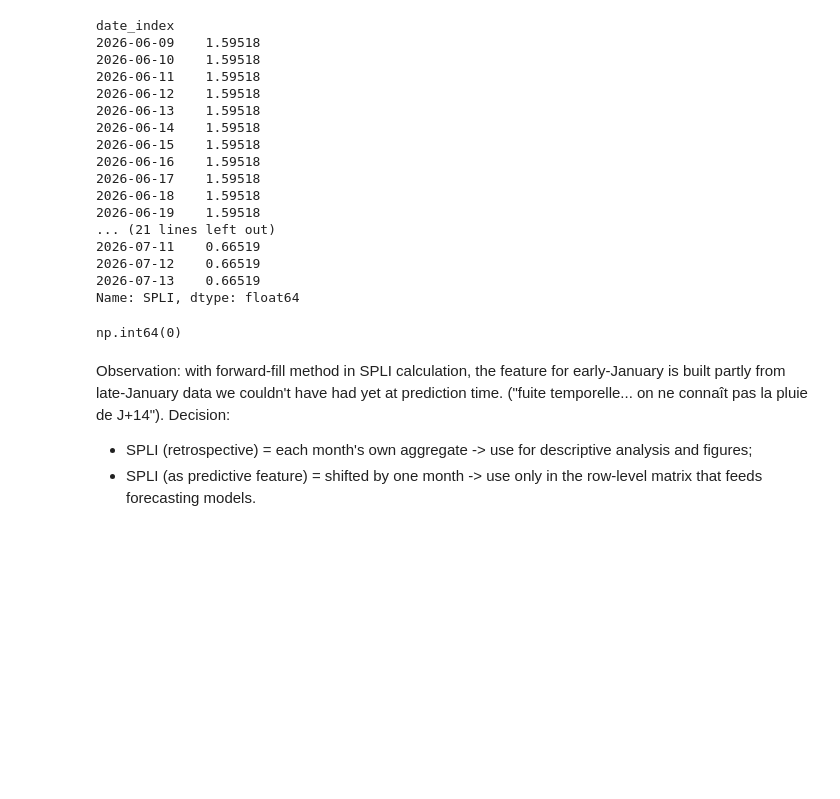
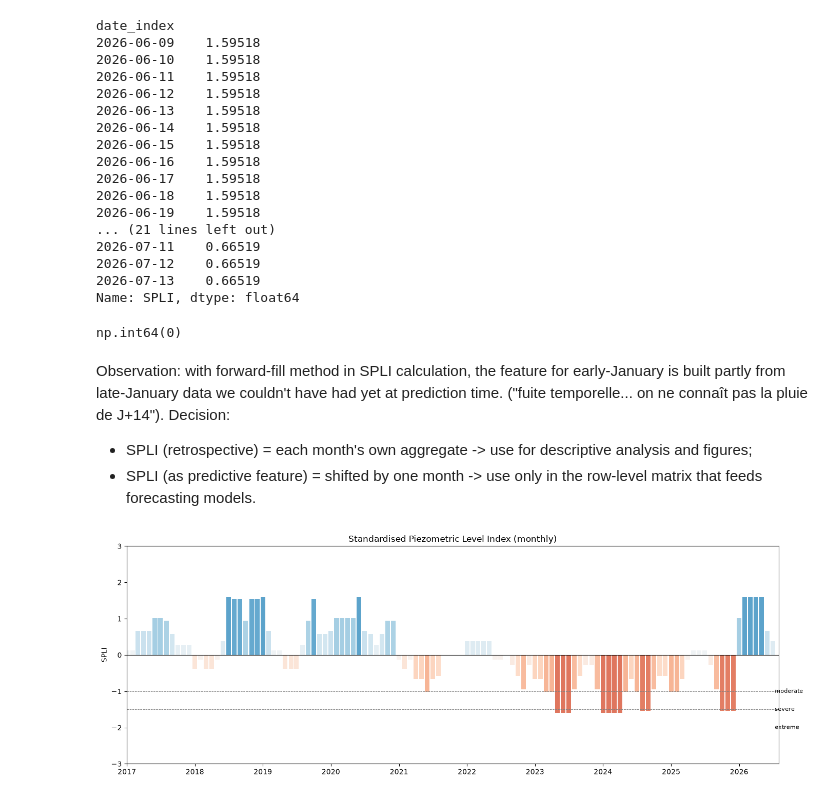
Before and after one commit to lauradmch/NappeCast-forecasting, a Jupyter notebook: notebooks/temporal_analysis.ipynb, the cells around one changed output. Cells and saved outputs as stored; diff of their text form; code cells hidden in the pictures; blank space fills up the shorter version.

Commit message:
feat: add SPLI plot to temporal analysis

```diff
--- a/notebooks/temporal_analysis.ipynb
+++ b/notebooks/temporal_analysis.ipynb
@@ -334,3 +334,35 @@ Observation: with forward-fill method in SPLI calculation, the feature for early
 Decision:
 - SPLI (retrospective) = each month's own aggregate -> use for descriptive analysis and figures;
 - SPLI (as predictive feature) = shifted by one month -> use only in the row-level matrix that feeds forecasting models.
+# %%
+## Visualization
+
+import matplotlib.pyplot as plt
+import matplotlib.colors as mcolors
+import numpy as np
+
+fig, ax = plt.subplots(figsize=(14, 5))
+
+# Diverging colormap: blue = higher SPLI than median over calendar month, red = drier, centered on 0
+cmap = plt.get_cmap("RdBu")
+norm = mcolors.TwoSlopeNorm(vmin=-3, vcenter=0, vmax=3)
+colors = cmap(norm(spli_monthly.values))
+
+ax.bar(spli_monthly.index, spli_monthly.values, width=25, color=colors, edgecolor="none")
+#ax.plot(spli_monthly.index, spli_monthly.values, color="black", linewidth=0.8, alpha=0.6)
+
+# Severity reference lines (standard SPI/SGI convention)
+for y, label in [(-1, "moderate"), (-1.5, "severe"), (-2, "extreme")]:
+    ax.axhline(y, color="grey", linestyle="--", linewidth=0.7)
+    ax.text(spli_monthly.index[-1], y, f" {label}", va="center", fontsize=8, color="black")
+
+ax.axhline(0, color="black", linewidth=0.8)
+ax.set_ylabel("SPLI")
+ax.set_title("Standardised Piezometric Level Index (monthly)")
+ax.set_ylim(-3, 3)
+ax.set_xlim('2017-01-01', '2026-08-01')
+
+plt.tight_layout()
+plt.show()
+# %% [output]
+[figure, added]
```
Also changed, not shown: parts of 1 cell of this notebook.
